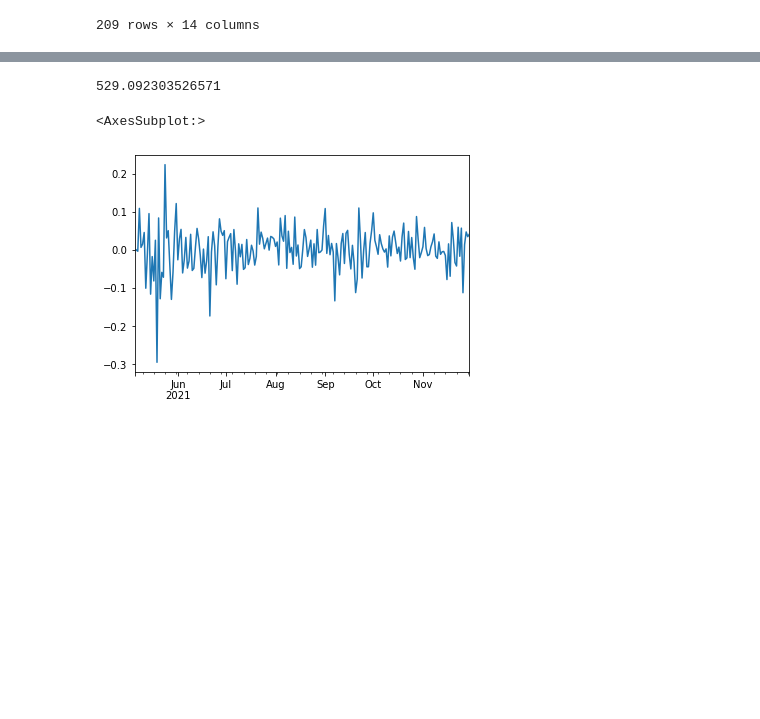
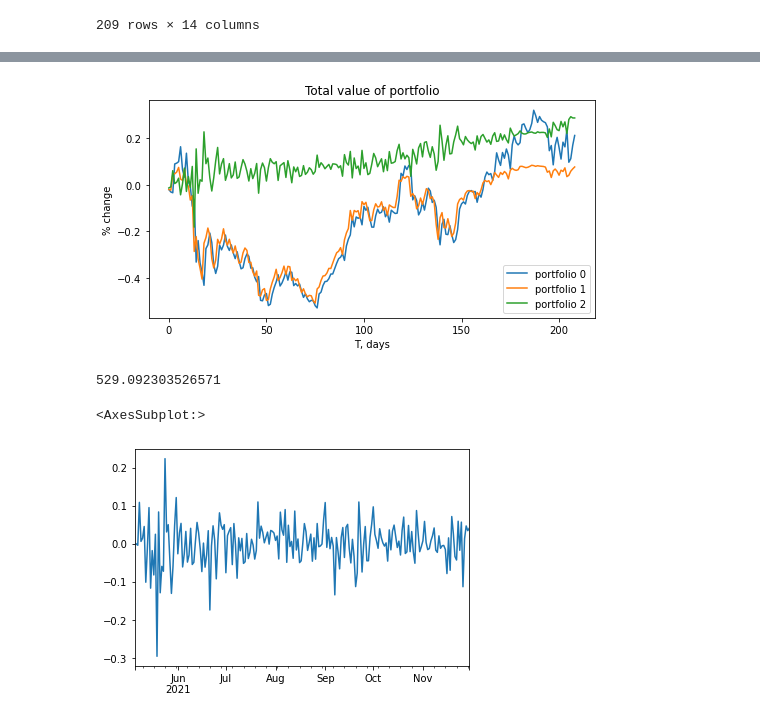
Before and after one commit to Leonardo130709/LPtools, a Jupyter notebook: Exploration.ipynb, the cells around one changed output, grey strips where cells are left out. Drawn from its saved outputs; the diff is of its cells as text; code cells hidden in the pictures; blank space fills up the shorter version.

```diff
--- a/Exploration.ipynb
+++ b/Exploration.ipynb
@@ -173,3 +141,7 @@ runner.logs(1)
+# %%
+runner.plot_tv()
+# %% [output]
+[figure, added]
 # %%
 print(response.token0Price.diff().max())
 np.log(response.token0Price).diff().plot()
```
Also changed, not shown: parts of 12 cells of this notebook, 2 other files.
